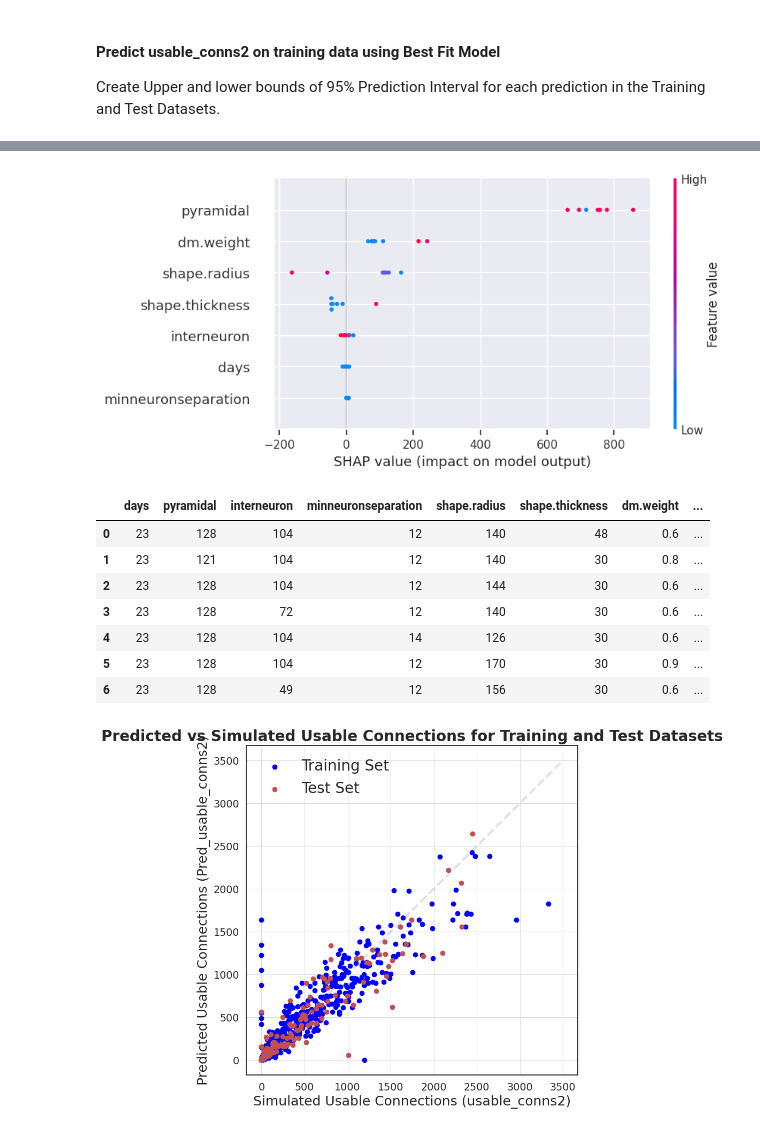
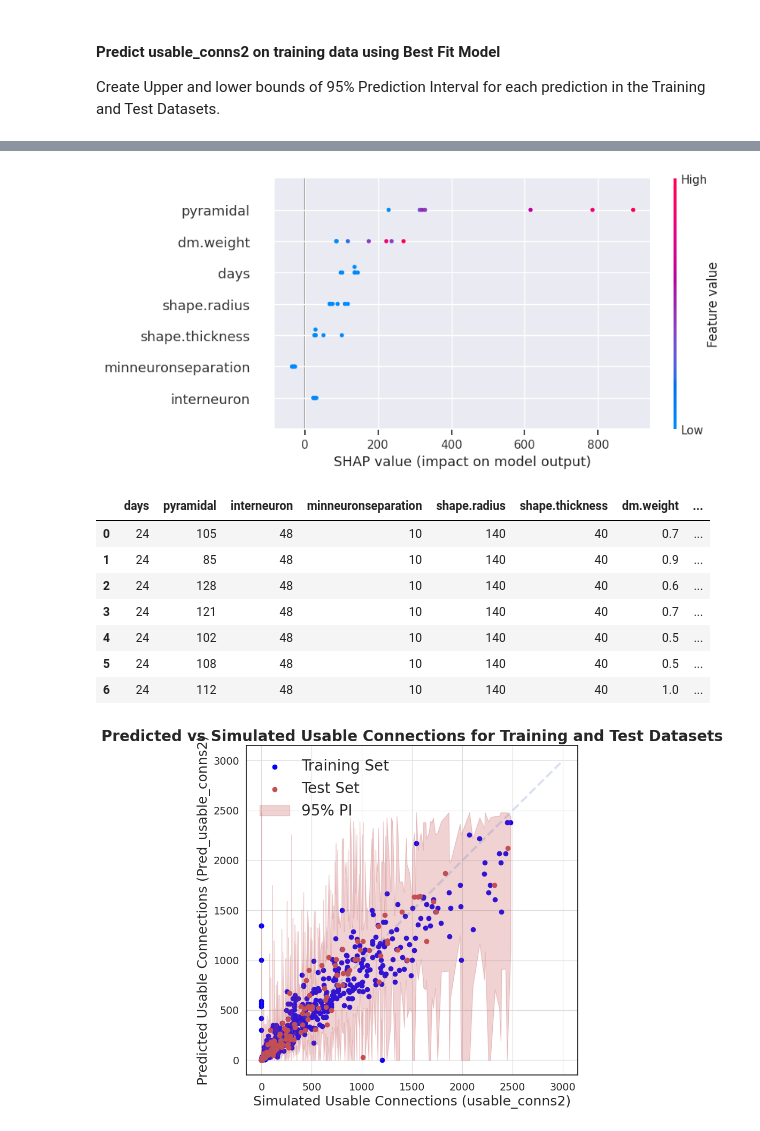
Before and after one commit to carboncopies/BrainEmulationChallenge, a Jupyter notebook: src/models/autoassociative/NetmorphParOptim/Phase1_Optim.ipynb, the cells around one changed output, grey strips where cells are left out. Drawn from its saved outputs; the diff is of its cells as text; code cells hidden in the pictures.

Commit message:
Remove rows with usable_conns2 > 2500. Add 95% prediction intervals to calculations and plots. Make predictions for the full parameter grid using RandomForestQuantileRegressor best fit model.

```diff
--- a/src/models/autoassociative/NetmorphParOptim/Phase1_Optim.ipynb
+++ b/src/models/autoassociative/NetmorphParOptim/Phase1_Optim.ipynb
@@ -68,3 +60,6 @@ f.savefig('Correlation_Matrix.png')
+# %%
+df = df[df['usable_conns2'] <= 2500]
+df.reset_index(drop=True, inplace=True)
 # %% [markdown]
 ## Create Training and Test datasets: split 80% and 20%
 # %%
@@ -272,0 +200,3 @@ shap.partial_dependence_plot(
+# %%
+X_train, X_test, y_train, y_test = train_test_split(df[cols],df['usable_conns2'], test_size=0.2)
+X_train.shape
@@ -437,24 +369,24 @@ shap.plots.waterfall(shap_values_cf[0])
 # %%
 shap.plots.beeswarm(shap_values_cf)
 # %% [output]
-[figure, old version]
+[figure, new version]
 # %%
 dice_exp.cf_examples_list[0].final_cfs_df
 # %% [output]
 |  | days | pyramidal | interneuron | minneuronseparation | shape.radius | shape.thickness | dm.weight | ... |
-| 0 | 23 | 128 | 104 | 12 | 140 | 48 | 0.6 | ... |
-| 1 | 23 | 121 | 104 | 12 | 140 | 30 | 0.8 | ... |
-| 2 | 23 | 128 | 104 | 12 | 144 | 30 | 0.6 | ... |
-| 3 | 23 | 128 | 72 | 12 | 140 | 30 | 0.6 | ... |
-| 4 | 23 | 128 | 104 | 14 | 126 | 30 | 0.6 | ... |
-| 5 | 23 | 128 | 104 | 12 | 170 | 30 | 0.9 | ... |
-| 6 | 23 | 128 | 49 | 12 | 156 | 30 | 0.6 | ... |
+| 0 | 24 | 105 | 48 | 10 | 140 | 40 | 0.7 | ... |
+| 1 | 24 | 85 | 48 | 10 | 140 | 40 | 0.9 | ... |
+| 2 | 24 | 128 | 48 | 10 | 140 | 40 | 0.6 | ... |
+| 3 | 24 | 121 | 48 | 10 | 140 | 40 | 0.7 | ... |
+| 4 | 24 | 102 | 48 | 10 | 140 | 40 | 0.5 | ... |
+| 5 | 24 | 108 | 48 | 10 | 140 | 40 | 0.5 | ... |
+| 6 | 24 | 112 | 48 | 10 | 140 | 40 | 1.0 | ... |
 # %%
-X_train.sort_values(by='Pred_usable_conns2', ascending=False, inplace = True)
+X_train.sort_values(by='usable_conns2', ascending=False, inplace = True)
 X_train.reset_index(drop=True, inplace=True)
 
 
-X_test.sort_values(by='Pred_usable_conns2', ascending=False, inplace = True)
+X_test.sort_values(by='usable_conns2', ascending=False, inplace = True)
 X_test.reset_index(drop=True, inplace=True)
 # %%
 f, ax = plt.subplots(figsize=(8, 8))
@@ -465,33 +397,33 @@ plt.scatter(X_test['usable_conns2'],  X_test['Pred_usable_conns2'],color ='r', l
 
 # plt.fill_between(X_train['usable_conns2'], X_train['Pred_usable_conns2']-1.96*X_train['Pred_Usable_Conns_Err'], X_train['Pred_usable_conns2'] + 1.96*X_train['Pred_Usable_Conns_Err'], color='r', alpha=0.25, label = '95% CI')
 # plt.scatter(X_train['usable_conns2'], X_train['Pred_usable_conns2']-1.96*X_train['Pred_Usable_Conns_Err'], color ='cyan', marker='+' )
 # plt.scatter(X_train['usable_conns2'], X_train['Pred_usable_conns2']+1.96*X_train['Pred_Usable_Conns_Err'], color ='green', marker='+' )
 
-# plt.fill_between(X_train['usable_conns2'], X_train['lower'], X_train['upper'], color='r', alpha=0.25, label = '95% CI')
+plt.fill_between(X_train['usable_conns2'], X_train['lower'], X_train['upper'], color='r', alpha=0.25, label = '95% PI')
 # plt.scatter(X_train['usable_conns2'], X_train['lower'], color ='cyan', marker='+' )
 # plt.scatter(X_train['usable_conns2'], X_train['upper'], color ='green', marker='+' )
 
-plt.plot(np.linspace(0,3500,1000), np.linspace(0,3500, 1000), 'b--', linewidth=3, alpha= 0.2)
+plt.plot(np.linspace(0,3000,300), np.linspace(0,3000, 300), 'b--', linewidth=3, alpha= 0.2)
 
 plt.gca().set_facecolor('xkcd:white')
 ax.grid(which='major', color='#DDDDDD', linewidth=0.8)
 
 
 ax.spines['bottom'].set_color('k')
 ax.spines['top'].set_color('k')
 ax.spines['left'].set_color('k')
 ax.spines['right'].set_color('k')
 
 # plt.xlim([0,3500])
 # plt.ylim([0,3500])
 plt.rc('font', size=18)
 plt.rc('font', size=18)
 
 plt.title('Predicted vs Simulated Usable Connections for Training and Test Datasets',size = 20, fontweight="bold")
 plt.xlabel('Simulated Usable Connections (usable_conns2)',size =18)
 plt.ylabel('Predicted Usable Connections (Pred_usable_conns2)',size = 18)
 plt.legend(loc='upper left', prop={'size': 20},framealpha=0.)
 plt.show()
 # f.savefig('Pred_vs_Sim_UsableConns.png')
 # %% [output]
-[figure, old version]
+[figure, new version]
```
Also changed, not shown: parts of 48 cells of this notebook.
